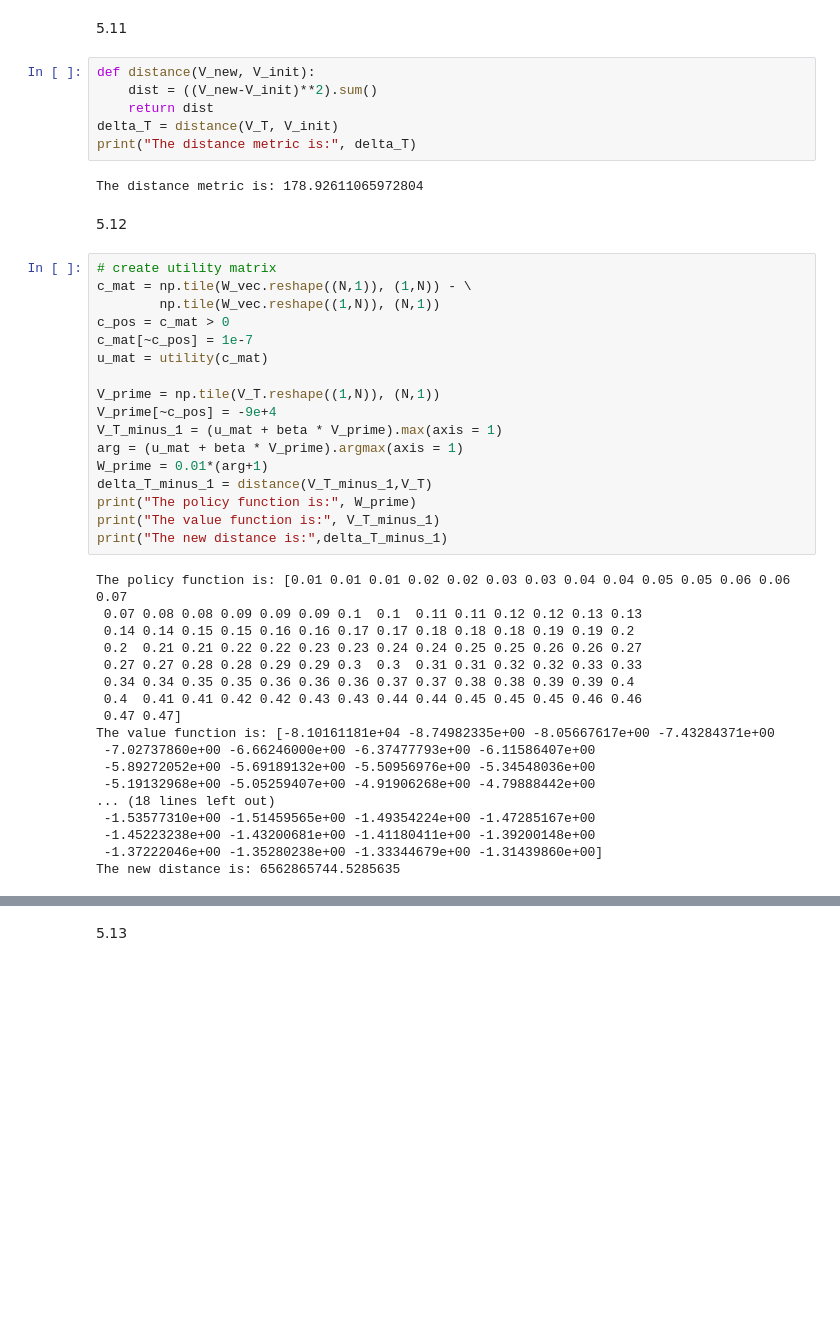
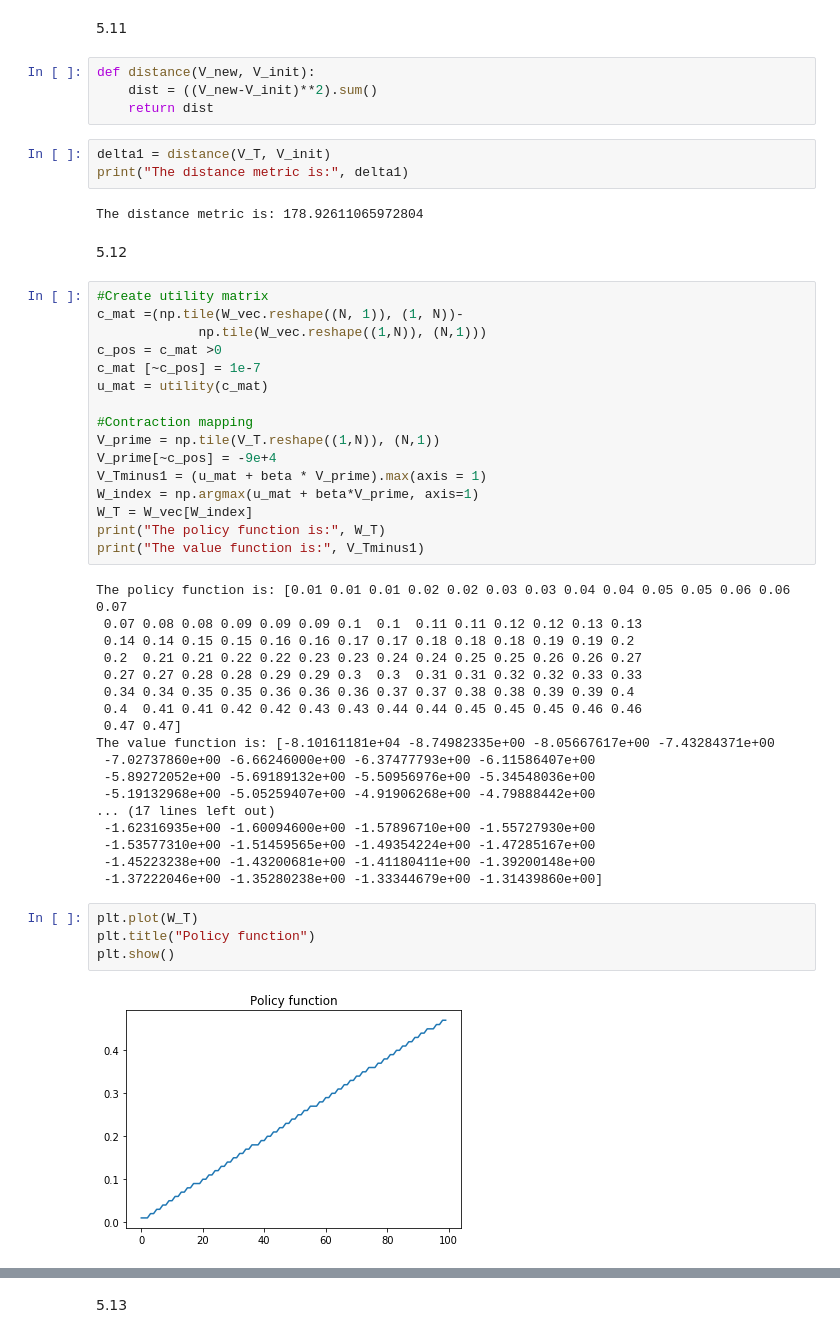
Before and after one commit to TianxinZheng/persp-model-econ_W19, a Jupyter notebook: ProblemSets/PS3/PS3_answer.ipynb, the cells around one changed output, grey strips where cells are left out. Saved outputs shown, nothing was run; the diff lists cells and outputs as text; blank space fills up the shorter version.

```diff
--- a/ProblemSets/PS3/PS3_answer.ipynb
+++ b/ProblemSets/PS3/PS3_answer.ipynb
@@ -203,29 +203,29 @@ plt.show()
 def distance(V_new, V_init):
     dist = ((V_new-V_init)**2).sum()
     return dist
-delta_T = distance(V_T, V_init)
-print("The distance metric is:", delta_T)
-# %% [output]
-The distance metric is: 178.92611065972804
+# %%
+delta1 = distance(V_T, V_init)
+print("The distance metric is:", delta1)
+# %% [output]
+The distance metric is: 178.92611065972804
 # %% [markdown]
 5.12
 # %%
-# create utility matrix
-c_mat = np.tile(W_vec.reshape((N,1)), (1,N)) - \
-        np.tile(W_vec.reshape((1,N)), (N,1))
-c_pos = c_mat > 0
-c_mat[~c_pos] = 1e-7
+#Create utility matrix
+c_mat =(np.tile(W_vec.reshape((N, 1)), (1, N))-
+             np.tile(W_vec.reshape((1,N)), (N,1)))
+c_pos = c_mat >0
+c_mat [~c_pos] = 1e-7
 u_mat = utility(c_mat)
 
+#Contraction mapping
 V_prime = np.tile(V_T.reshape((1,N)), (N,1))
 V_prime[~c_pos] = -9e+4
-V_T_minus_1 = (u_mat + beta * V_prime).max(axis = 1)
-arg = (u_mat + beta * V_prime).argmax(axis = 1)
-W_prime = 0.01*(arg+1)
-delta_T_minus_1 = distance(V_T_minus_1,V_T)
-print("The policy function is:", W_prime)
-print("The value function is:", V_T_minus_1)
-print("The new distance is:",delta_T_minus_1)
+V_Tminus1 = (u_mat + beta * V_prime).max(axis = 1)
+W_index = np.argmax(u_mat + beta*V_prime, axis=1)
+W_T = W_vec[W_index]
+print("The policy function is:", W_T)
+print("The value function is:", V_Tminus1)
 # %% [output]
 The policy function is: [0.01 0.01 0.01 0.02 0.02 0.03 0.03 0.04 0.04 0.05 0.05 0.06 0.06 0.07
  0.07 0.08 0.08 0.09 0.09 0.09 0.1  0.1  0.11 0.11 0.12 0.12 0.13 0.13
@@ -239,8 +239,14 @@ The value function is: [-8.10161181e+04 -8.74982335e+00 -8.05667617e+00 -7.43284
  -7.02737860e+00 -6.66246000e+00 -6.37477793e+00 -6.11586407e+00
  -5.89272052e+00 -5.69189132e+00 -5.50956976e+00 -5.34548036e+00
  -5.19132968e+00 -5.05259407e+00 -4.91906268e+00 -4.79888442e+00
-... (18 lines left out)
+... (17 lines left out)
+ -1.62316935e+00 -1.60094600e+00 -1.57896710e+00 -1.55727930e+00
  -1.53577310e+00 -1.51459565e+00 -1.49354224e+00 -1.47285167e+00
  -1.45223238e+00 -1.43200681e+00 -1.41180411e+00 -1.39200148e+00
  -1.37222046e+00 -1.35280238e+00 -1.33344679e+00 -1.31439860e+00]
-The new distance is: 6562865744.5285635
+# %%
+plt.plot(W_T)
+plt.title("Policy function")
+plt.show()
+# %% [output]
+[figure, added]
```
Also changed, not shown: parts of 19 cells of this notebook, 13 other files.
